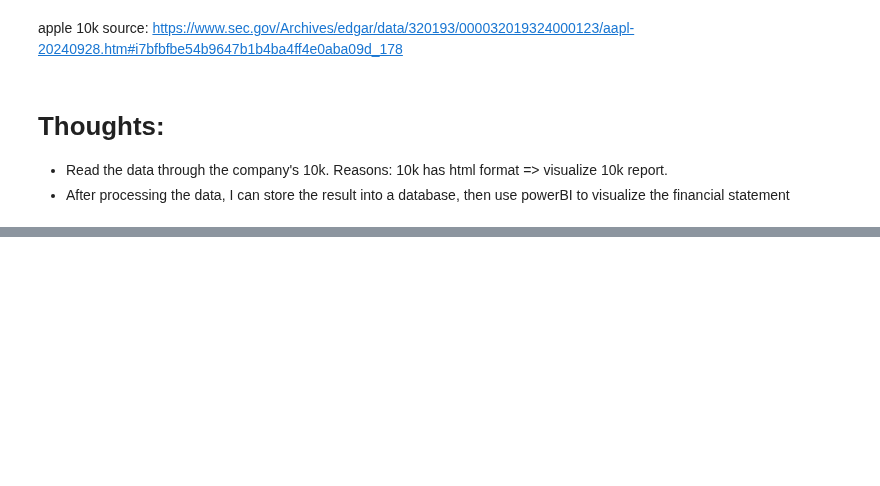
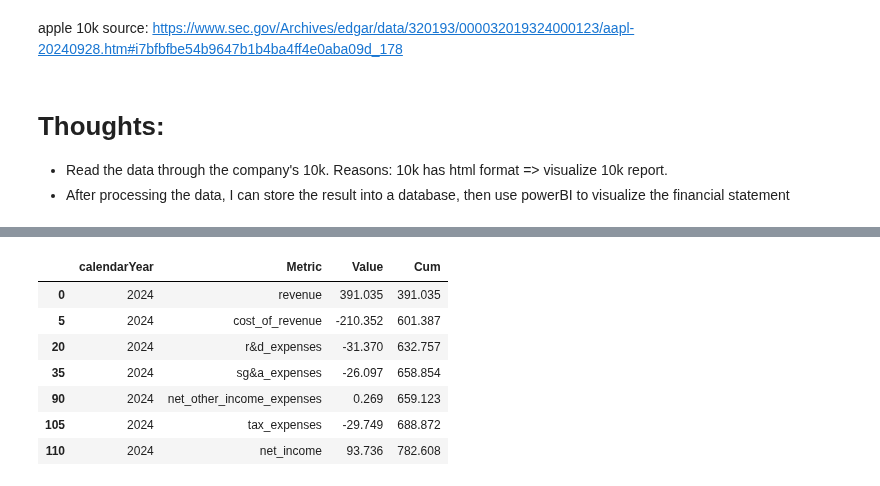
Before and after one commit to tdoan123/data-learning-journey, a Jupyter notebook: Projects/FinancialStatementAnalysis/apple_income_statement_annual.ipynb, the cells around one changed output, grey strips where cells are left out. Cells and saved outputs as stored; diff of their text form; code cells hidden in the pictures; blank space fills up the shorter version.

```diff
--- a/Projects/FinancialStatementAnalysis/apple_income_statement_annual.ipynb
+++ b/Projects/FinancialStatementAnalysis/apple_income_statement_annual.ipynb
@@ -620,0 +625,11 @@ apple 10k source: https://www.sec.gov/Archives/edgar/data/320193/000032019324000
+# %%
+df_income_statement_2024
+# %% [output]
+|  | calendarYear | Metric | Value | Cum |
+| 0 | 2024 | revenue | 391.035 | 391.035 |
+| 5 | 2024 | cost_of_revenue | -210.352 | 601.387 |
+| 20 | 2024 | r&d_expenses | -31.370 | 632.757 |
+| 35 | 2024 | sg&a_expenses | -26.097 | 658.854 |
+| 90 | 2024 | net_other_income_expenses | 0.269 | 659.123 |
+| 105 | 2024 | tax_expenses | -29.749 | 688.872 |
+| 110 | 2024 | net_income | 93.736 | 782.608 |
```
Also changed, not shown: parts of 14 cells of this notebook.
